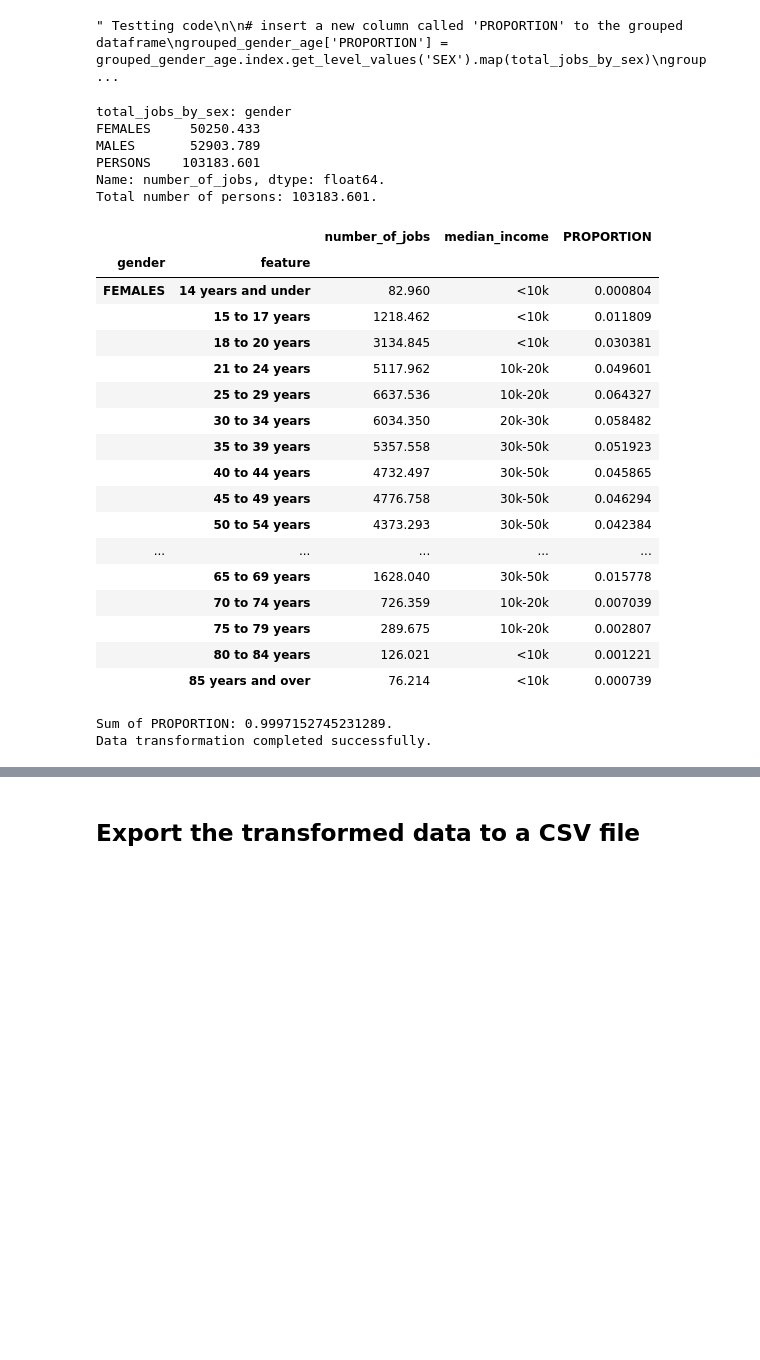
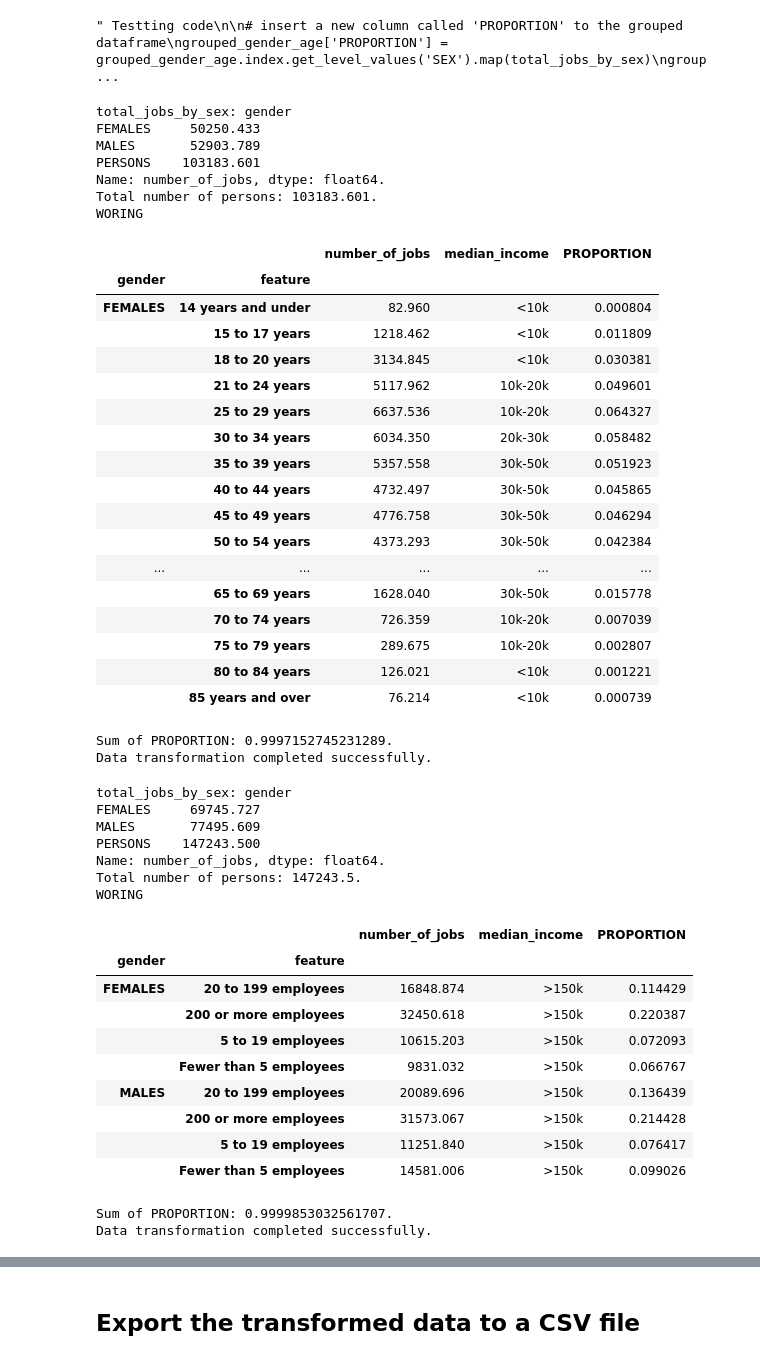
Before and after one commit to JOHNSON2746/DataScience_Project_Team_25, a Jupyter notebook: code/processor/data_transformation_v2.ipynb, the cells around one changed output, grey strips where cells are left out. Cells and saved outputs as stored; diff of their text form; code cells hidden in the pictures; blank space fills up the shorter version.

```diff
--- a/code/processor/data_transformation_v2.ipynb
+++ b/code/processor/data_transformation_v2.ipynb
@@ -158,6 +161,7 @@ import os
 processor_dir =  os.getcwd()
 project_root = os.path.dirname(os.path.dirname(processor_dir))
 data_path = os.path.join(project_root, 'data/transformed/Age group_gender.csv')
+data_path = '/Users/zigeliang/Documents/GitHub/DataScience_Project_Team_25/data/pre_transform/Age group_gender.csv'
 age_gender_transformed = data_transformation(data_path, 'feature')
 age_gender_transformed.to_csv(os.path.join(project_root, 'code/generator/Age group_gender_transformed.csv'))
 # %% [output]
@@ -167,6 +171,7 @@ MALES       52903.789
 PERSONS    103183.601
 Name: number_of_jobs, dtype: float64.
 Total number of persons: 103183.601.
+WORING
 |  |  | number_of_jobs | median_income | PROPORTION |
 | gender | feature |  |  |  |
 | FEMALES | 14 years and under | 82.960 | <10k | 0.000804 |
@@ -187,4 +192,26 @@ Total number of persons: 103183.601.
 |  | 85 years and over | 76.214 | <10k | 0.000739 |
 Sum of PROPORTION: 0.9997152745231289.
 Data transformation completed successfully.
+# %%
+businessSize_gender_transformed = data_transformation('/Users/zigeliang/Documents/GitHub/DataScience_Project_Team_25/data/pre_transform/Business size_gender.csv', 'feature')
+# %% [output]
+total_jobs_by_sex: gender
+FEMALES     69745.727
+MALES       77495.609
+PERSONS    147243.500
+Name: number_of_jobs, dtype: float64.
+Total number of persons: 147243.5.
+WORING
+|  |  | number_of_jobs | median_income | PROPORTION |
+| gender | feature |  |  |  |
+| FEMALES | 20 to 199 employees | 16848.874 | >150k | 0.114429 |
+|  | 200 or more employees | 32450.618 | >150k | 0.220387 |
+|  | 5 to 19 employees | 10615.203 | >150k | 0.072093 |
+|  | Fewer than 5 employees | 9831.032 | >150k | 0.066767 |
+| MALES | 20 to 199 employees | 20089.696 | >150k | 0.136439 |
+|  | 200 or more employees | 31573.067 | >150k | 0.214428 |
+|  | 5 to 19 employees | 11251.840 | >150k | 0.076417 |
+|  | Fewer than 5 employees | 14581.006 | >150k | 0.099026 |
+Sum of PROPORTION: 0.9999853032561707.
+Data transformation completed successfully.
 # %%
```
Also changed, not shown: parts of 12 cells of this notebook, 4 other files.
